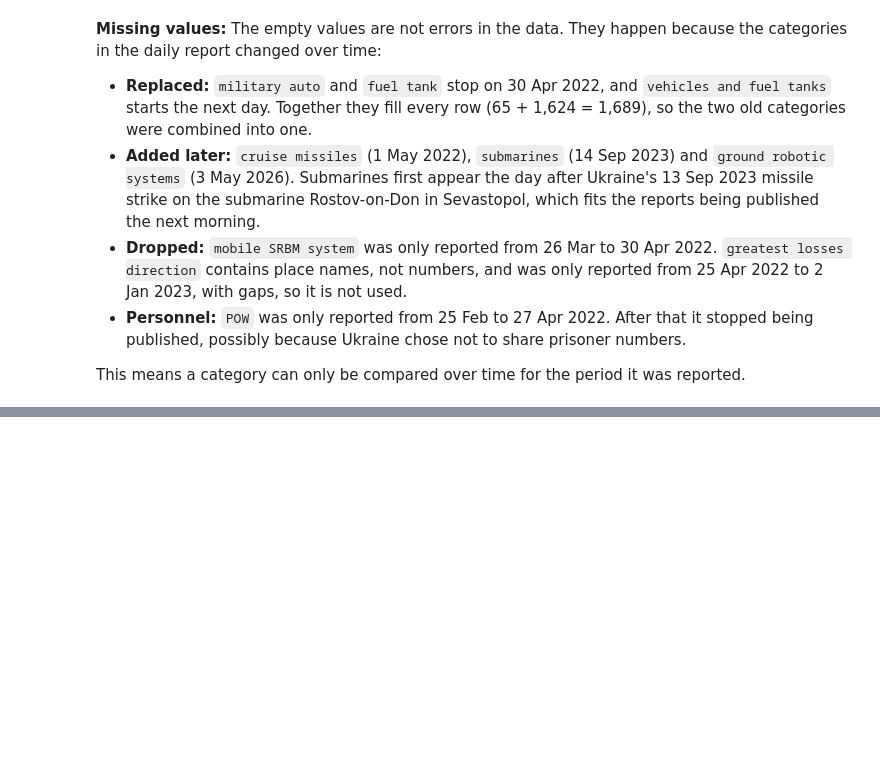
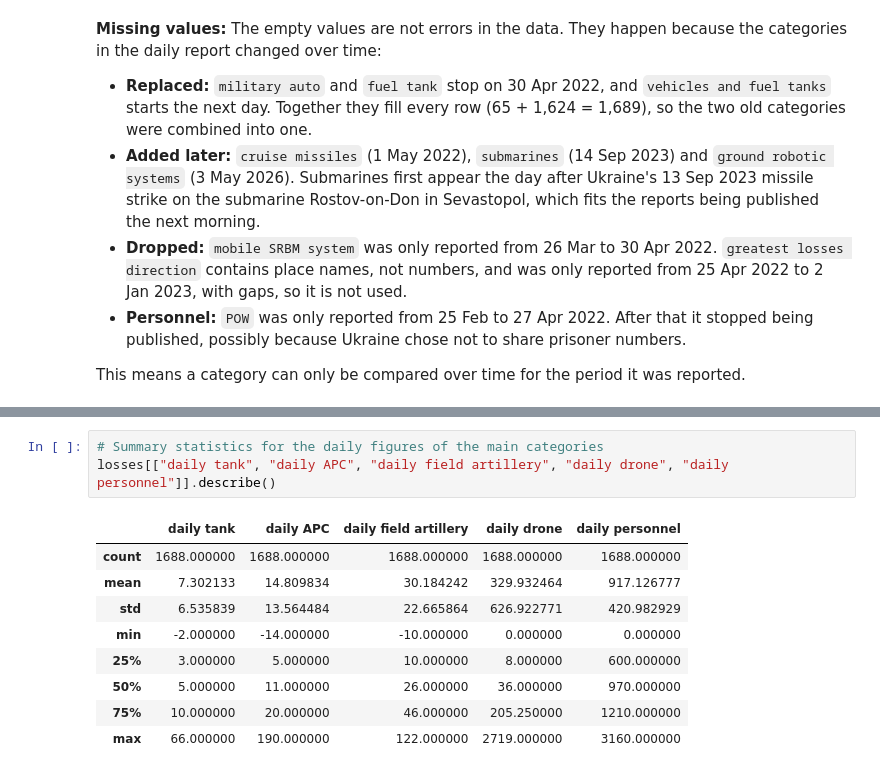
Before and after one commit to ABROCK1516/Ukraine-Losses-Weather, a Jupyter notebook: Ukraine_Losses_Weather.ipynb, the cells around one changed output, grey strips where cells are left out. Drawn from its saved outputs; the diff is of its cells as text; blank space fills up the shorter version.

```diff
--- a/Ukraine_Losses_Weather.ipynb
+++ b/Ukraine_Losses_Weather.ipynb
@@ -248,0 +353,13 @@ This means a category can only be compared over time for the period it was repor
+# %%
+# Summary statistics for the daily figures of the main categories
+losses[["daily tank", "daily APC", "daily field artillery", "daily drone", "daily personnel"]].describe()
+# %% [output]
+|  | daily tank | daily APC | daily field artillery | daily drone | daily personnel |
+| count | 1688.000000 | 1688.000000 | 1688.000000 | 1688.000000 | 1688.000000 |
+| mean | 7.302133 | 14.809834 | 30.184242 | 329.932464 | 917.126777 |
+| std | 6.535839 | 13.564484 | 22.665864 | 626.922771 | 420.982929 |
+| min | -2.000000 | -14.000000 | -10.000000 | 0.000000 | 0.000000 |
+| 25% | 3.000000 | 5.000000 | 10.000000 | 8.000000 | 600.000000 |
+| 50% | 5.000000 | 11.000000 | 26.000000 | 36.000000 | 970.000000 |
+| 75% | 10.000000 | 20.000000 | 46.000000 | 205.250000 | 1210.000000 |
+| max | 66.000000 | 190.000000 | 122.000000 | 2719.000000 | 3160.000000 |
```
Also changed, not shown: parts of 23 cells of this notebook.
